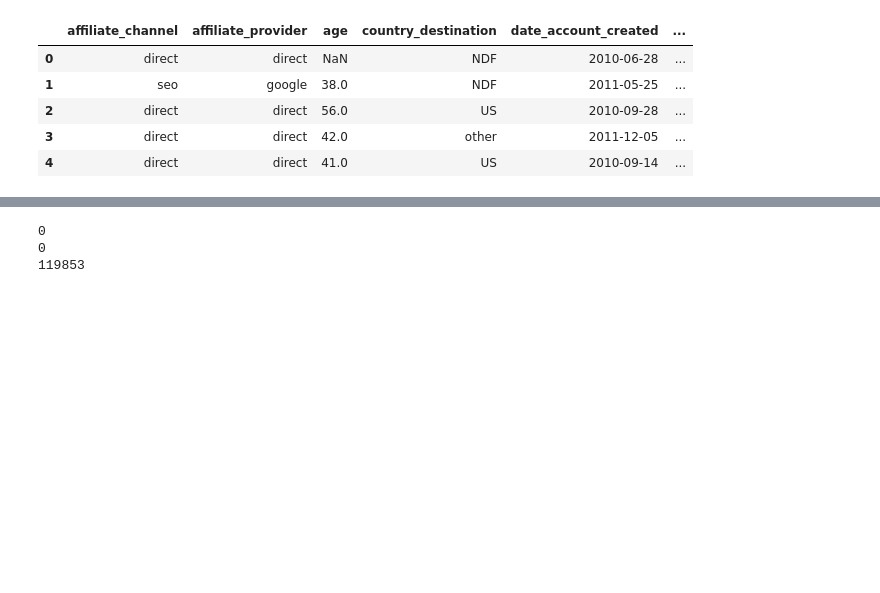
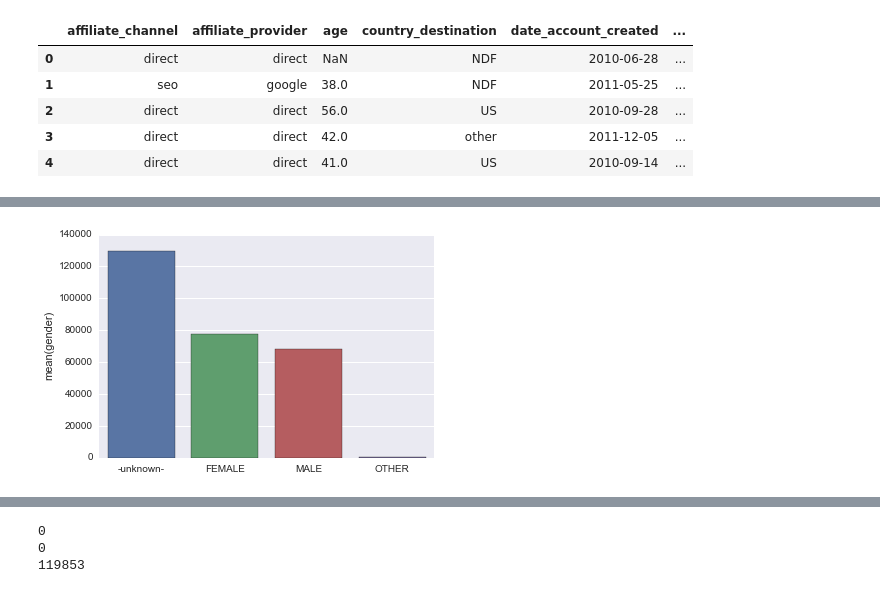
Before and after one commit to ah3200/airbnb-kaggle, a Jupyter notebook: Airbnb-destination-prediction-v5.ipynb, the cells around one changed output, grey strips where cells are left out. Saved outputs shown, nothing was run; the diff lists cells and outputs as text; code cells hidden in the pictures; blank space fills up the shorter version.

```diff
--- a/Airbnb-destination-prediction-v5.ipynb
+++ b/Airbnb-destination-prediction-v5.ipynb
@@ -23,0 +69,6 @@ users.head()
+# %%
+import seaborn as sns
+
+ax = sns.barplot(x=users.gender.value_counts().index, y=users.gender.value_counts())
+# %% [output]
+[figure, added]
```
Also changed, not shown: parts of 13 cells of this notebook.
